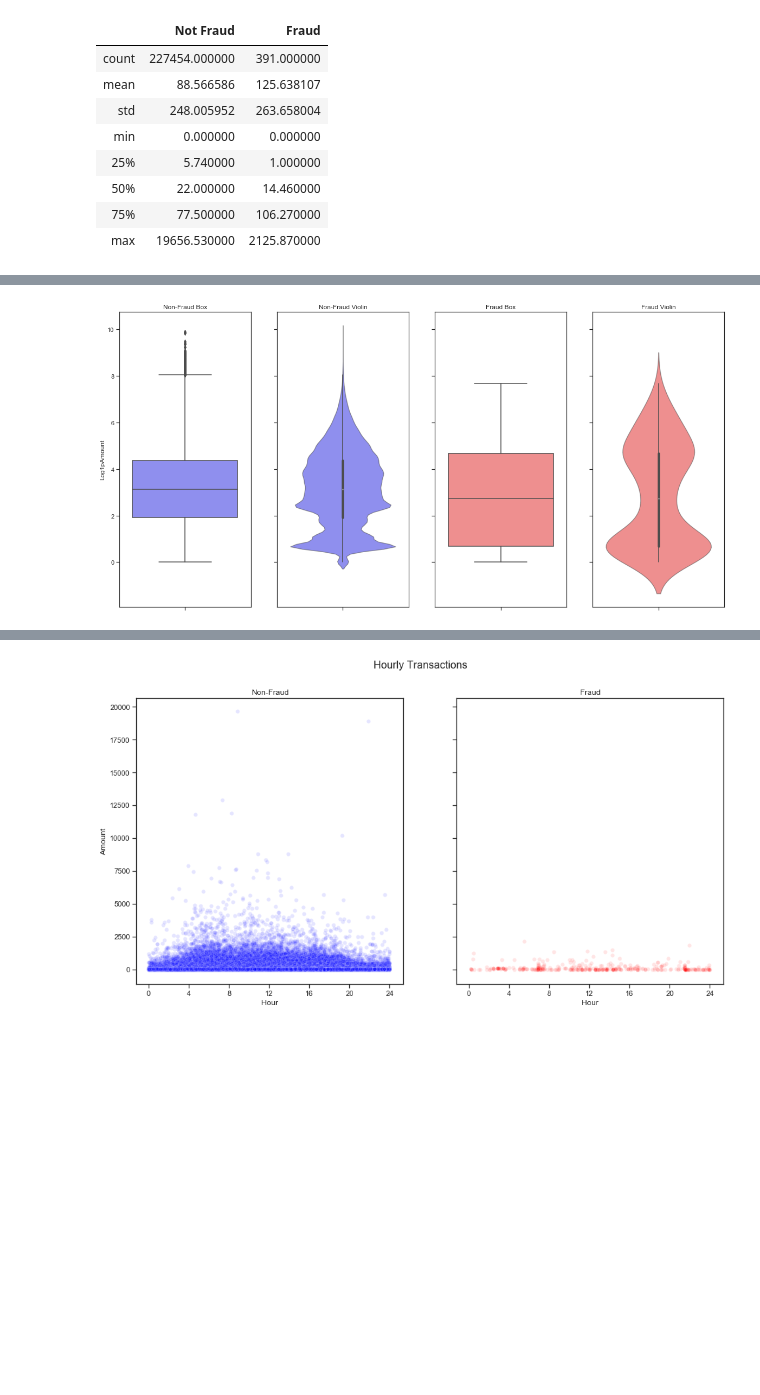
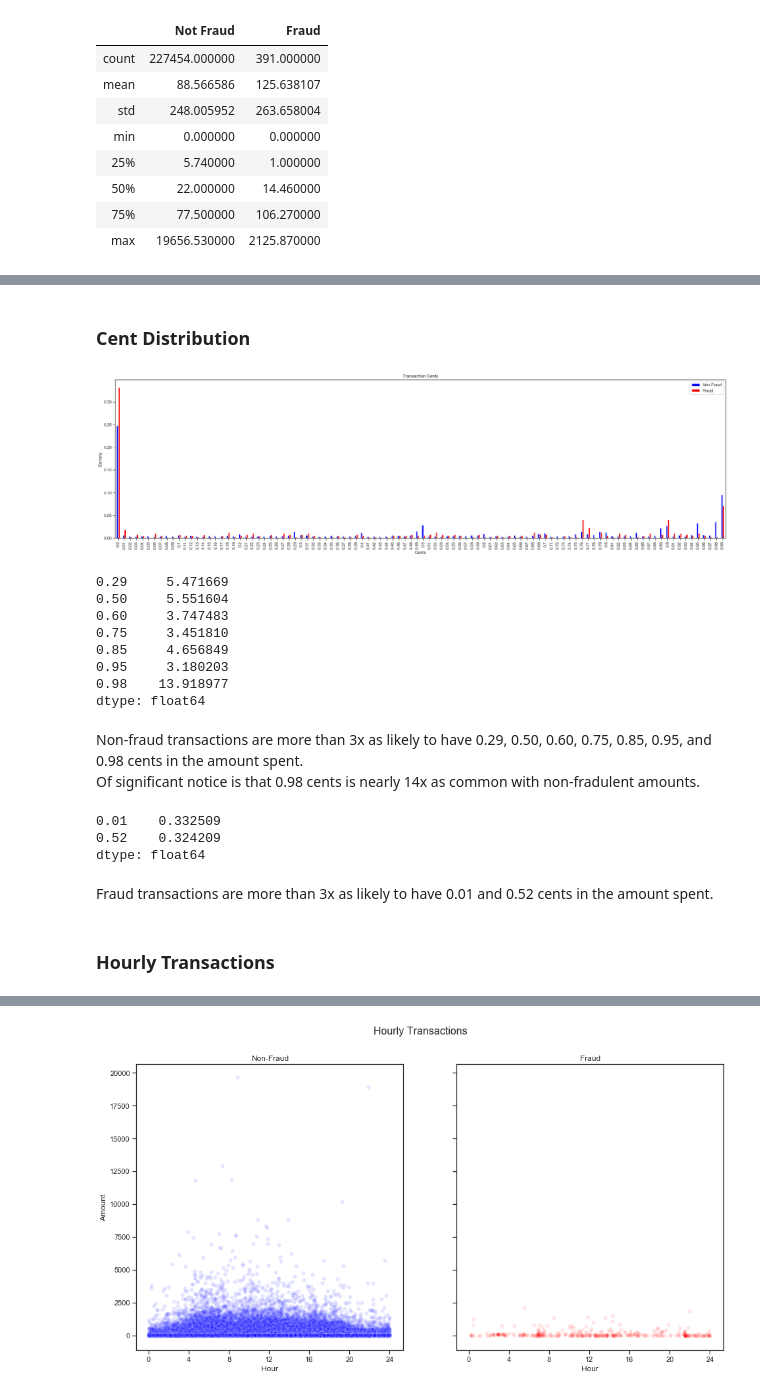
Before and after one commit to MattEding/CreditCardFraud, a Jupyter notebook: 02 - EDA.ipynb, the cells around one changed output, grey strips where cells are left out. Cells and saved outputs as stored; diff of their text form; code cells hidden in the pictures; blank space fills up the shorter version.

```diff
--- a/02 - EDA.ipynb
+++ b/02 - EDA.ipynb
@@ -186,29 +172,2 @@ Index(['Time', 'V1', 'V2', 'V3', 'V4', 'V5', 'V6', 'V7', 'V8', 'V9', 'V10',
-# %%
-# sns.violinplot(fraud['Amount'])
-# sns.violinplot(fraud['Log1pAmount'])
-fig, axes = plt.subplots(1, 4, figsize=(20, 10), sharey=True)
-
-sns.violinplot(nonfraud['Log1pAmount'], orient='v', color='blue', ax=axes[1])
-sns.violinplot(fraud['Log1pAmount'], orient='v', color='red', ax=axes[3])
-
-sns.boxplot(nonfraud['Log1pAmount'], orient='v', color='blue', ax=axes[0])
-sns.boxplot(fraud['Log1pAmount'], orient='v', color='red', ax=axes[2])
-
-alpha = 0.5
-for ax in axes:
-    plt.setp(ax.collections, alpha=alpha)  # voilin
-
-    for patch in ax.artists:  # box
-        r, g, b, _ = patch.get_facecolor()
-        patch.set_facecolor((r, g, b, alpha))
-
-axes[1].set_ylabel(None)
-axes[2].set_ylabel(None)
-axes[3].set_ylabel(None)
-
-axes[0].set_title('Non-Fraud Box')
-axes[1].set_title('Non-Fraud Violin')
-axes[2].set_title('Fraud Box')
-axes[3].set_title('Fraud Violin');
-# %% [output]
-[figure, removed]
+# %% [markdown]
+### Cent Distribution
@@ -214,0 +184,43 @@ axes[3].set_title('Fraud Violin');
+# %%
+cents = credit['Cents']
+all_cents_vc = cents.value_counts()
+
+nonfraud_cents_vc = cents[~is_fraud].value_counts()
+nonfraud_cents_norm = (nonfraud_cents_vc / nonfraud_cents_vc.sum()).sort_index()
+
+fraud_cents_vc = cents[is_fraud].value_counts()
+fraud_cents_norm = (fraud_cents_vc / fraud_cents_vc.sum()).sort_index()
+
+cents_norm = pd.concat([nonfraud_cents_norm, fraud_cents_norm], axis=1)
+cents_norm.columns = ['Non-Fraud', 'Fraud']
+
+cents_norm.plot.bar(figsize=(30, 8), color=['blue', 'red'], title='Transaction Cents')
+plt.xlabel('Cents')
+plt.ylabel('Density');
+# %% [output]
+[figure, added]
+# %%
+cents_ratio = cents_norm['Non-Fraud'] / cents_norm['Fraud']
+cents_ratio[cents_ratio >= 3]
+# %% [output]
+0.29     5.471669
+0.50     5.551604
+0.60     3.747483
+0.75     3.451810
+0.85     4.656849
+0.95     3.180203
+0.98    13.918977
+dtype: float64
+# %% [markdown]
+Non-fraud transactions are more than 3x as likely to have 0.29, 0.50, 0.60, 0.75, 0.85, 0.95, and 0.98 cents in the amount spent.
+Of significant notice is that 0.98 cents is nearly 14x as common with non-fradulent amounts.
+# %%
+cents_ratio[cents_ratio <= 1/3]
+# %% [output]
+0.01    0.332509
+0.52    0.324209
+dtype: float64
+# %% [markdown]
+Fraud transactions are more than 3x as likely to have 0.01 and 0.52 cents in the amount spent.
+# %% [markdown]
+### Hourly Transactions
```
Also changed, not shown: parts of 25 cells of this notebook.
